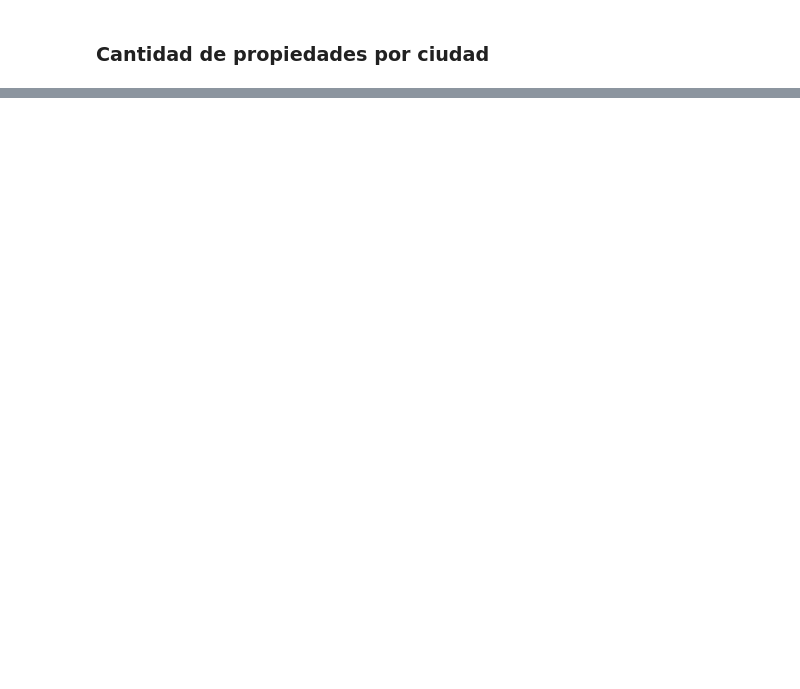
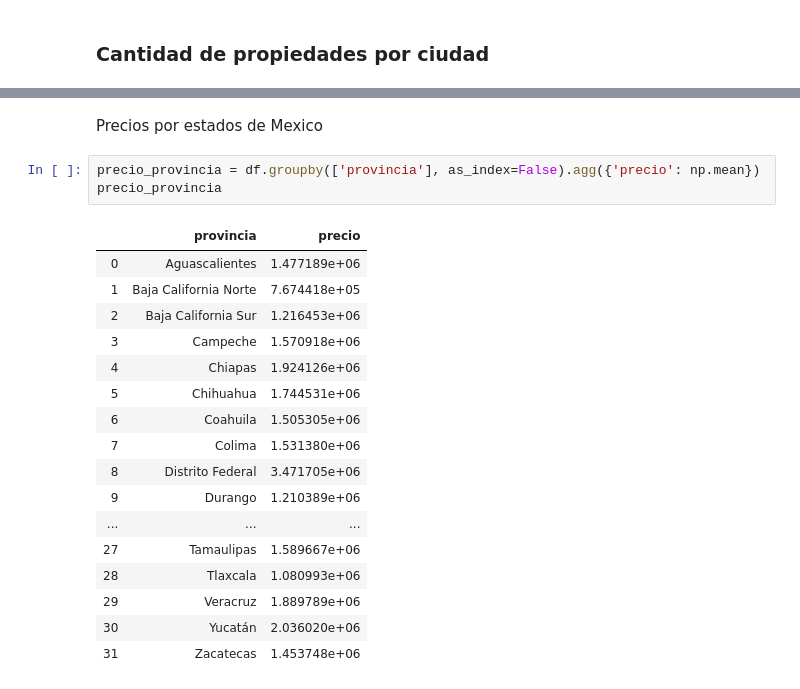
Before and after one commit to alepenaa94/Datos1-2C-2019, a Jupyter notebook: DATOS.ipynb, the cells around one changed output, grey strips where cells are left out. Cells and saved outputs as stored; diff of their text form; blank space fills up the shorter version.

```diff
--- a/DATOS.ipynb
+++ b/DATOS.ipynb
@@ -371,0 +362,23 @@ df.groupby('ciudad').agg({'id':'count'}).sort_values(by=['id'], ascending=False)
+# %% [markdown]
+Precios por estados de Mexico
+# %%
+precio_provincia = df.groupby(['provincia'], as_index=False).agg({'precio': np.mean})
+precio_provincia
+# %% [output]
+|  | provincia | precio |
+| 0 | Aguascalientes | 1.477189e+06 |
+| 1 | Baja California Norte | 7.674418e+05 |
+| 2 | Baja California Sur | 1.216453e+06 |
+| 3 | Campeche | 1.570918e+06 |
+| 4 | Chiapas | 1.924126e+06 |
+| 5 | Chihuahua | 1.744531e+06 |
+| 6 | Coahuila | 1.505305e+06 |
+| 7 | Colima | 1.531380e+06 |
+| 8 | Distrito Federal | 3.471705e+06 |
+| 9 | Durango | 1.210389e+06 |
+| ... | ... | ... |
+| 27 | Tamaulipas | 1.589667e+06 |
+| 28 | Tlaxcala | 1.080993e+06 |
+| 29 | Veracruz | 1.889789e+06 |
+| 30 | Yucatán | 2.036020e+06 |
+| 31 | Zacatecas | 1.453748e+06 |
```
Also changed, not shown: parts of 15 cells of this notebook.
